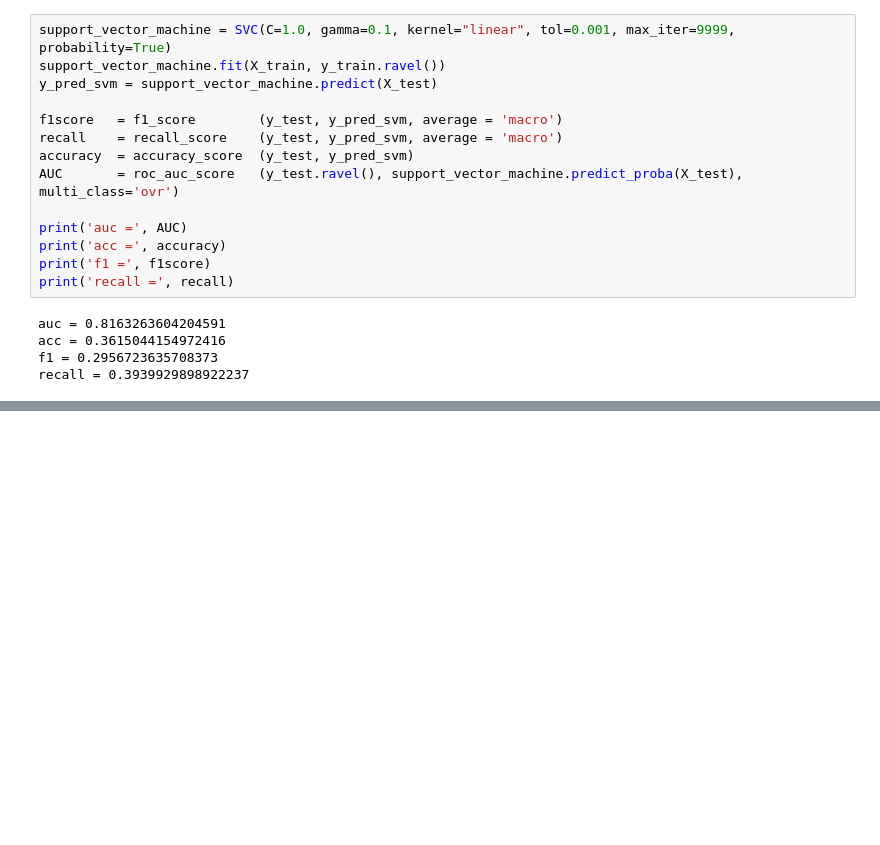
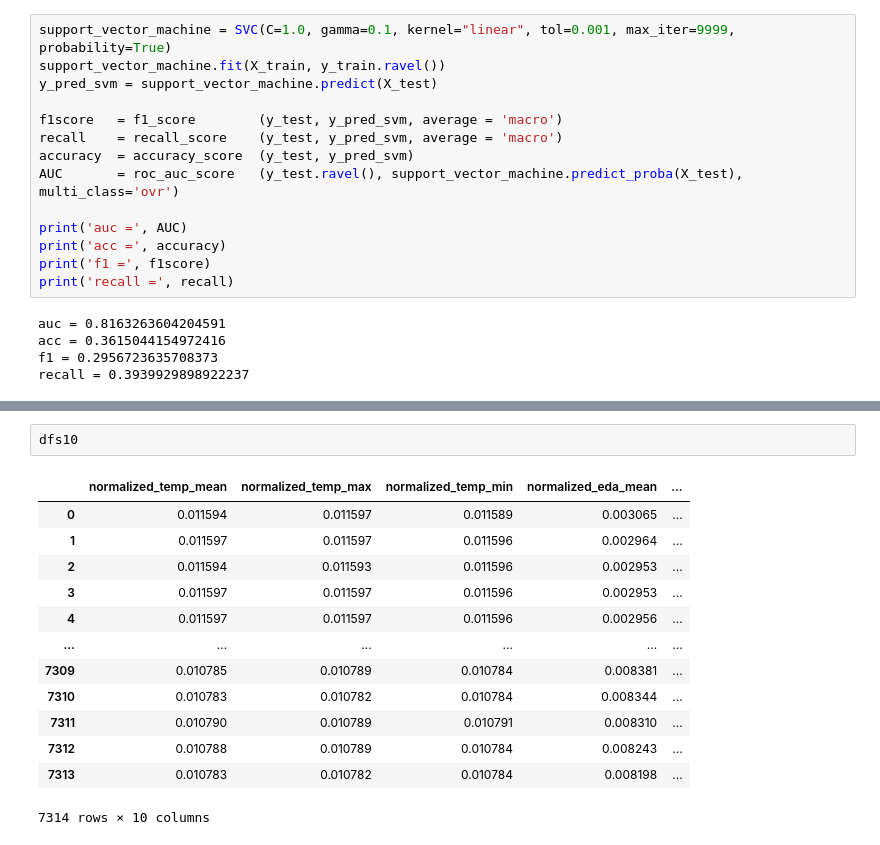
Before and after one commit to luizacastilho/XAI_STRESS, a Jupyter notebook: WESAD/analysiswesad.ipynb, the cells around one changed output, grey strips where cells are left out. Saved outputs shown, nothing was run; the diff lists cells and outputs as text; blank space fills up the shorter version.

```diff
--- a/WESAD/analysiswesad.ipynb
+++ b/WESAD/analysiswesad.ipynb
@@ -469,0 +587,16 @@ plt.show()
+# %%
+dfs10
+# %% [output]
+|  | normalized_temp_mean | normalized_temp_max | normalized_temp_min | normalized_eda_mean | ... |
+| 0 | 0.011594 | 0.011597 | 0.011589 | 0.003065 | ... |
+| 1 | 0.011597 | 0.011597 | 0.011596 | 0.002964 | ... |
+| 2 | 0.011594 | 0.011593 | 0.011596 | 0.002953 | ... |
+| 3 | 0.011597 | 0.011597 | 0.011596 | 0.002953 | ... |
+| 4 | 0.011597 | 0.011597 | 0.011596 | 0.002956 | ... |
+| ... | ... | ... | ... | ... | ... |
+| 7309 | 0.010785 | 0.010789 | 0.010784 | 0.008381 | ... |
+| 7310 | 0.010783 | 0.010782 | 0.010784 | 0.008344 | ... |
+| 7311 | 0.010790 | 0.010789 | 0.010791 | 0.008310 | ... |
+| 7312 | 0.010788 | 0.010789 | 0.010784 | 0.008243 | ... |
+| 7313 | 0.010783 | 0.010782 | 0.010784 | 0.008198 | ... |
+7314 rows × 10 columns
```
Also changed, not shown: parts of 9 cells of this notebook.
